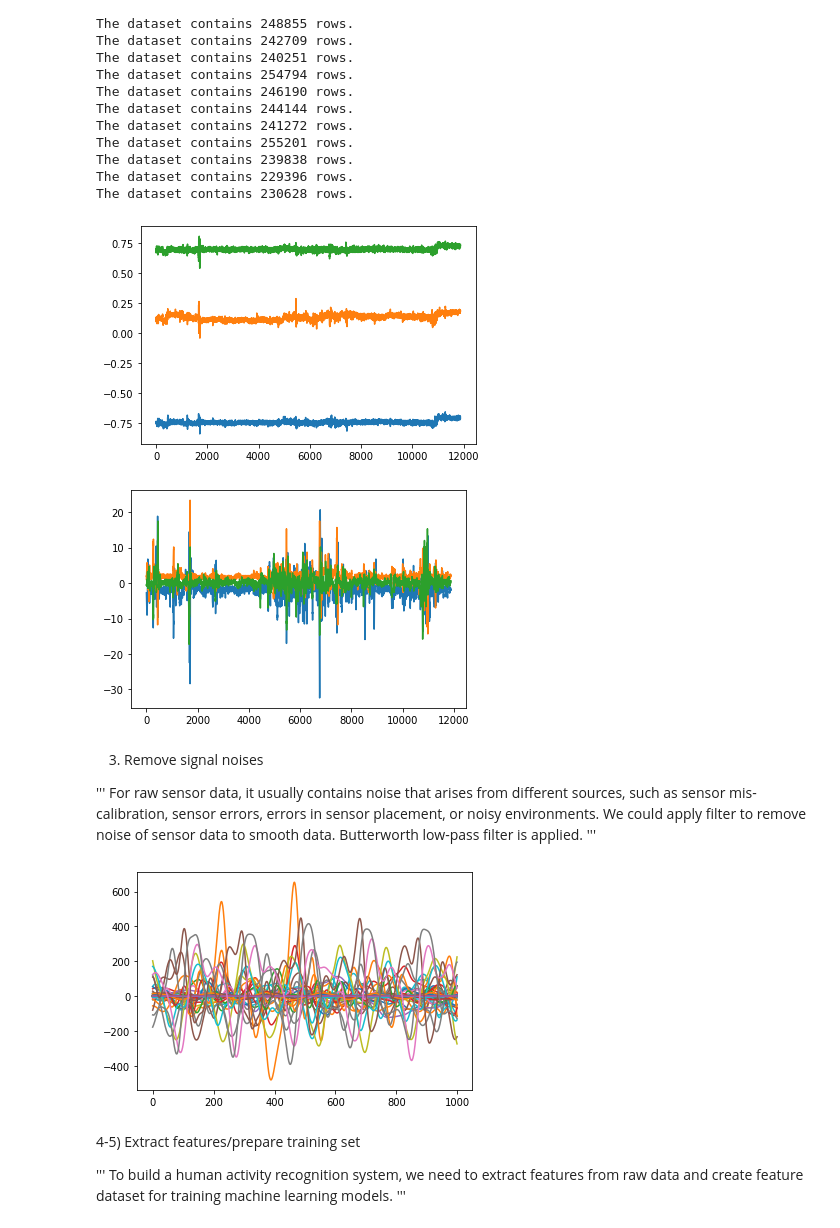
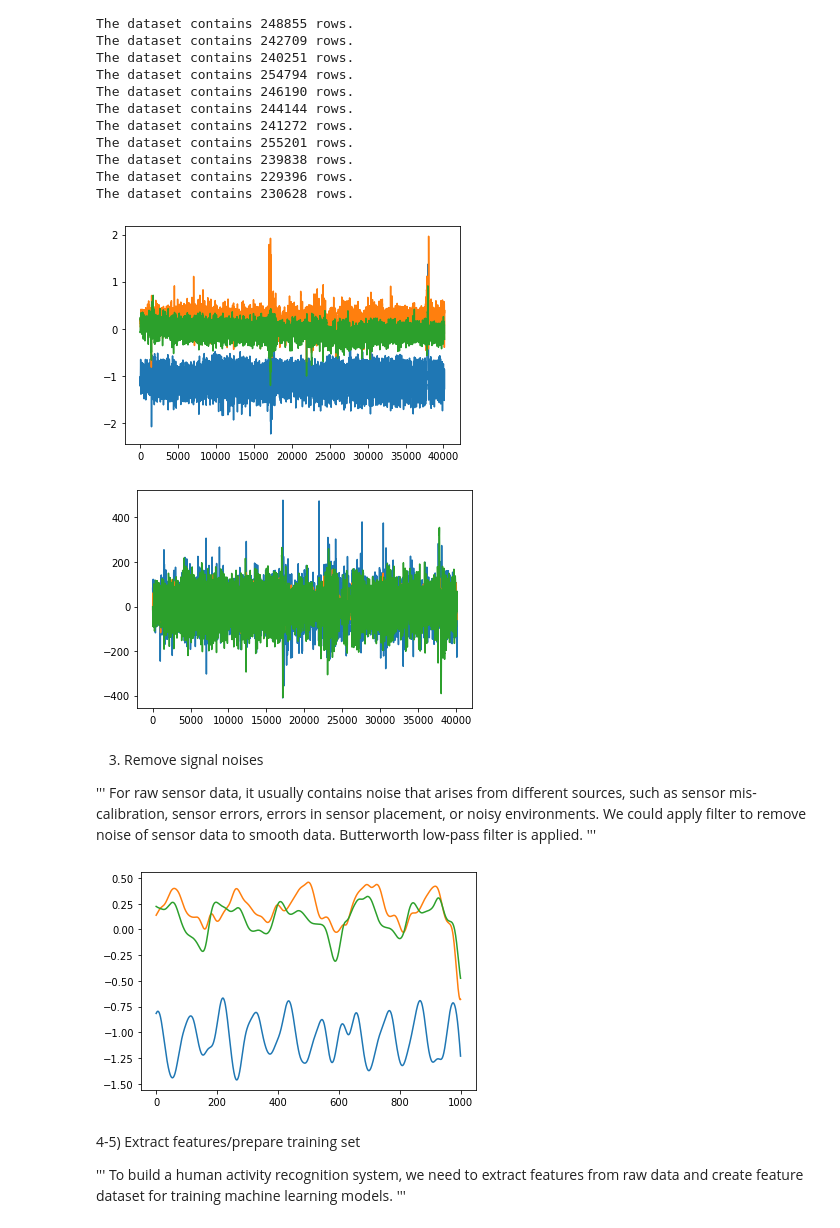
Before and after one commit to lbhuphatiraju/Comp255-Assessment-1, a Jupyter notebook: Assessment.ipynb, the cells around one changed output. Cells and saved outputs as stored; diff of their text form; code cells hidden in the pictures.

```diff
--- a/Assessment.ipynb
+++ b/Assessment.ipynb
@@ -26,7 +27,6 @@ At first, we should explore the raw time-series sensor data. We could draw line
 for i in range(19):
     df = pd.read_csv('dataset/dataset_' + str(i + 1) + '.txt', sep=',', header=None)
     print('The dataset contains %d rows.' % len(df))
-    df.head()
 # %% [output]
 The dataset contains 245576 rows.
 The dataset contains 301901 rows.
@@ -50,32 +50,32 @@ The dataset contains 230628 rows.
 # %%
 #2) Visualising
 
 
 # Accelerometer data (column 1 to 3)
-df_sitting = df[df[24] == 1].values
-plt.plot(df_sitting[:, 0:3])
+df_walking = df[df[24] == 7].values
+plt.plot(df_walking[:, 0:3])
 plt.show()
 
 # Gyroscope data (column 3 to 6)
-df_sitting2 = df[df[24] == 1].values
-plt.plot(df_sitting2[:, 3:6])
+df_walking2 = df[df[24] == 7].values
+plt.plot(df_walking2[:, 3:6])
 plt.show()
 
 
 # Accelerometer data (column 1 to 3)
 # for i in range(19):
 #    df_acc = df[df[24] == (i+1)].values
 #    plt.plot(df_acc[:, 0:3])
 # plt.show()
 
 # Gyroscope data (column 3 to 6)
 # for i in range(19):
 #    df_gyr = df[df[24] == (i+1)].values
 #    plt.plot(df_gyr[:, 3:6])
 # plt.show()
 # %% [output]
-[figure, old version]
+[figure, new version]
-[figure, old version]
+[figure, new version]
 # %% [markdown]
 3) Remove signal noises
 
@@ -90,15 +90,13 @@ for i in range(19):
     df = pd.read_csv('dataset/dataset_' + str(i + 1) + '.txt', sep=',', header=None)
     # Butterworth low-pass filter. Chebyshev also tested. Both with 500-1500 as the parameters
 b, a = signal.butter(4, 0.04, 'low', analog=False)
-for i in range(19):
-    df_activity = df[df[24] == (i+1)].values
-    for i in range(6):
-        df_activity[:,i] = signal.lfilter(b, a, df_activity[:, i])
-    plt.plot(df_activity[500:1500, 0:3])
-    plt.plot(df_activity[500:1500, 3:6])
+df_walking = df[df[24] == 7].values
+for i in range(3):
+    df_walking[:,i] = signal.lfilter(b, a, df_walking[:, i])
+plt.plot(df_walking[500:1500, 0:3])
 plt.show()
 # %% [output]
-[figure, old version]
+[figure, new version]
 # %% [markdown]
 4-5) Extract features/prepare training set
 
```
Also changed, not shown: parts of 3 cells of this notebook.
